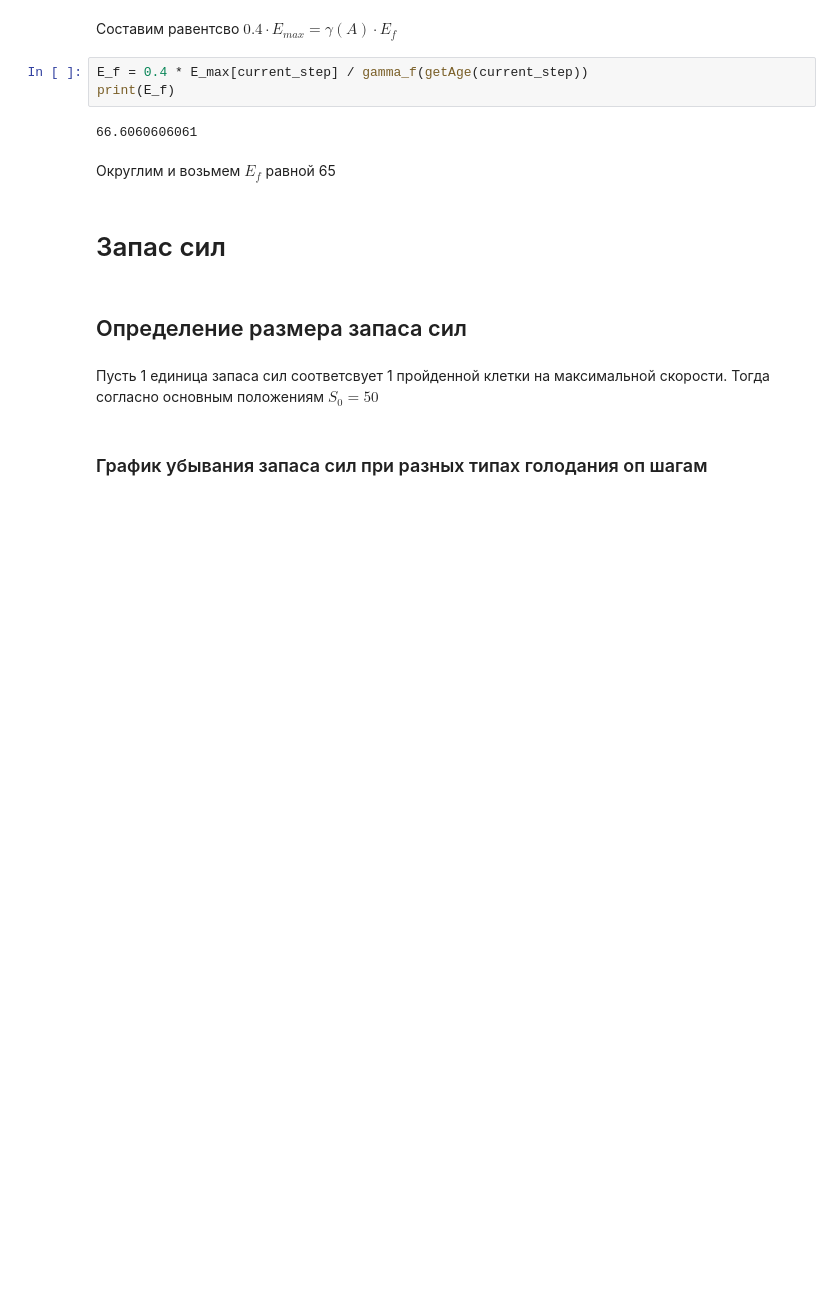
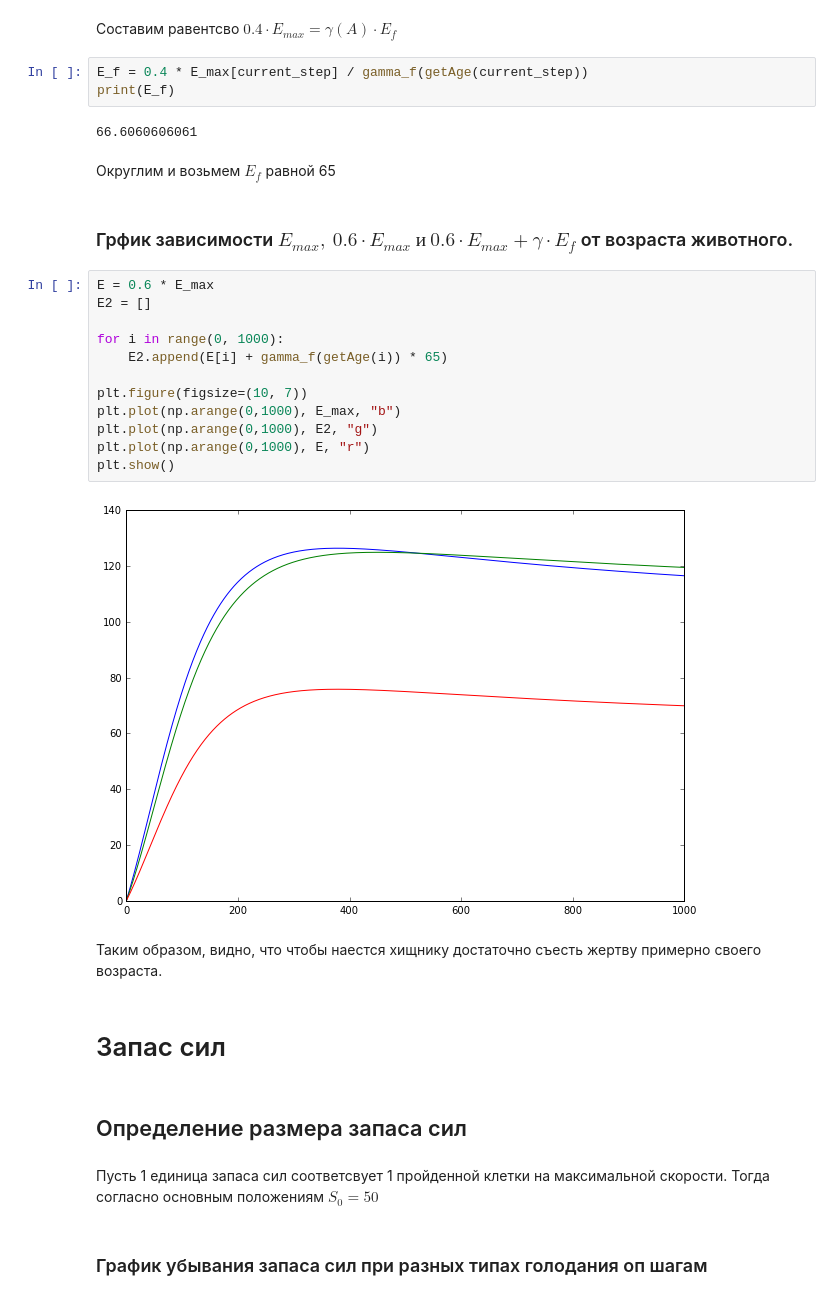
Before and after one commit to Zhuikov/predator-prey, a Jupyter notebook: notebooks/DynamicLifeModel.ipynb, the cells around one changed output. Saved outputs shown, nothing was run; the diff lists cells and outputs as text; blank space fills up the shorter version.

```diff
--- a/notebooks/DynamicLifeModel.ipynb
+++ b/notebooks/DynamicLifeModel.ipynb
@@ -307,6 +307,24 @@ print(E_f)
 66.6060606061
 # %% [markdown]
 Округлим и возьмем $E_f$ равной 65
+# %% [markdown]
+### Грфик зависимости $E_{max}, \: 0.6 \cdot E_{max} \: и \: 0.6 \cdot E_{max} + \gamma \cdot E_f$ от возраста животного.
+# %%
+E = 0.6 * E_max
+E2 = []
+
+for i in range(0, 1000):
+    E2.append(E[i] + gamma_f(getAge(i)) * 65)
+
+plt.figure(figsize=(10, 7))
+plt.plot(np.arange(0,1000), E_max, "b")
+plt.plot(np.arange(0,1000), E2, "g")
+plt.plot(np.arange(0,1000), E, "r")
+plt.show()
+# %% [output]
+[figure, added]
+# %% [markdown]
+Таким образом, видно, что чтобы наестся хищнику достаточно съесть жертву примерно своего возраста.
 # %% [markdown]
 # Запас сил
 # %% [markdown]
```
Also changed, not shown: 1 other file.
